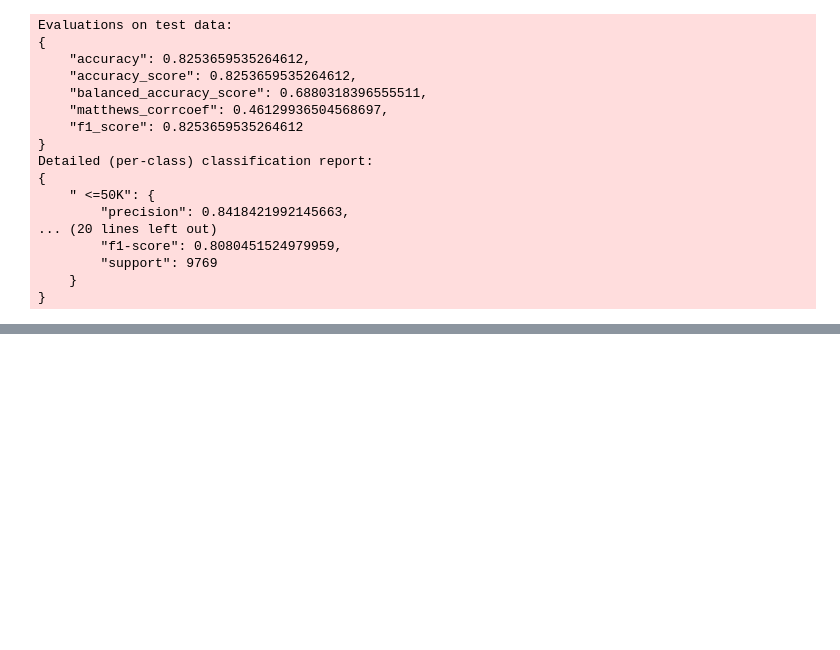
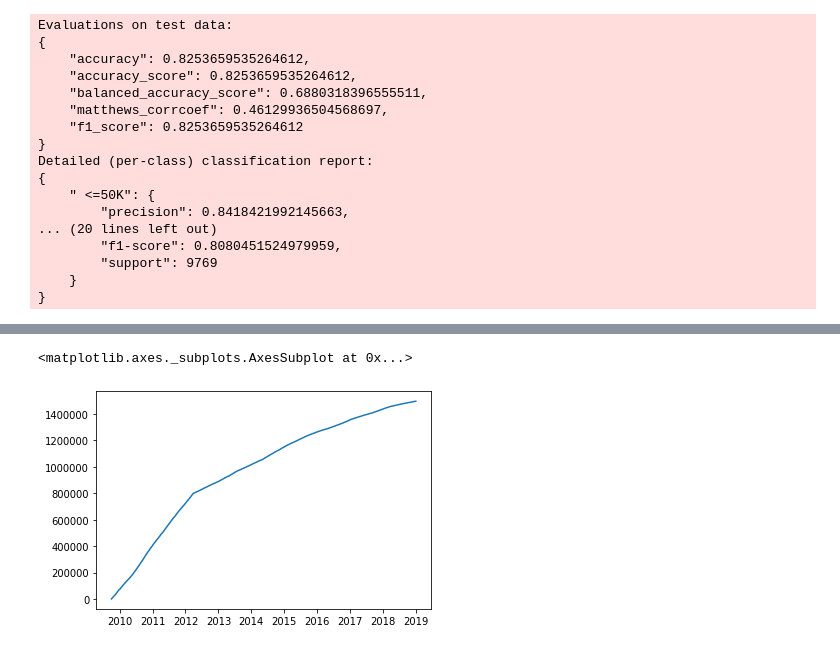
Before and after one commit to balcomes/keras-autoencoders, a Jupyter notebook: StyleSandbox.ipynb, the cells around one changed output, grey strips where cells are left out. Saved outputs shown, nothing was run; the diff lists cells and outputs as text; code cells hidden in the pictures; blank space fills up the shorter version.

```diff
--- a/StyleSandbox.ipynb
+++ b/StyleSandbox.ipynb
@@ -509,0 +535,3 @@ performance = predictor_age.evaluate(test_data)
+# %%
+data1 = quandl.get('NSE/OIL')
+data2 = quandl.get_table('ZACKS/FC', ticker='AAPL')
@@ -509,0 +566,10 @@ performance = predictor_age.evaluate(test_data)
+# %%
+import matplotlib.pyplot as plt
+import pandas as pd
+import seaborn as sns
+from pandas.plotting import register_matplotlib_converters
+register_matplotlib_converters()
+sns.lineplot(data = data1["Close"].cumsum())
+# %% [output]
+<matplotlib.axes._subplots.AxesSubplot at 0x...>
+[figure, added]
```
Also changed, not shown: parts of 8 cells of this notebook.
